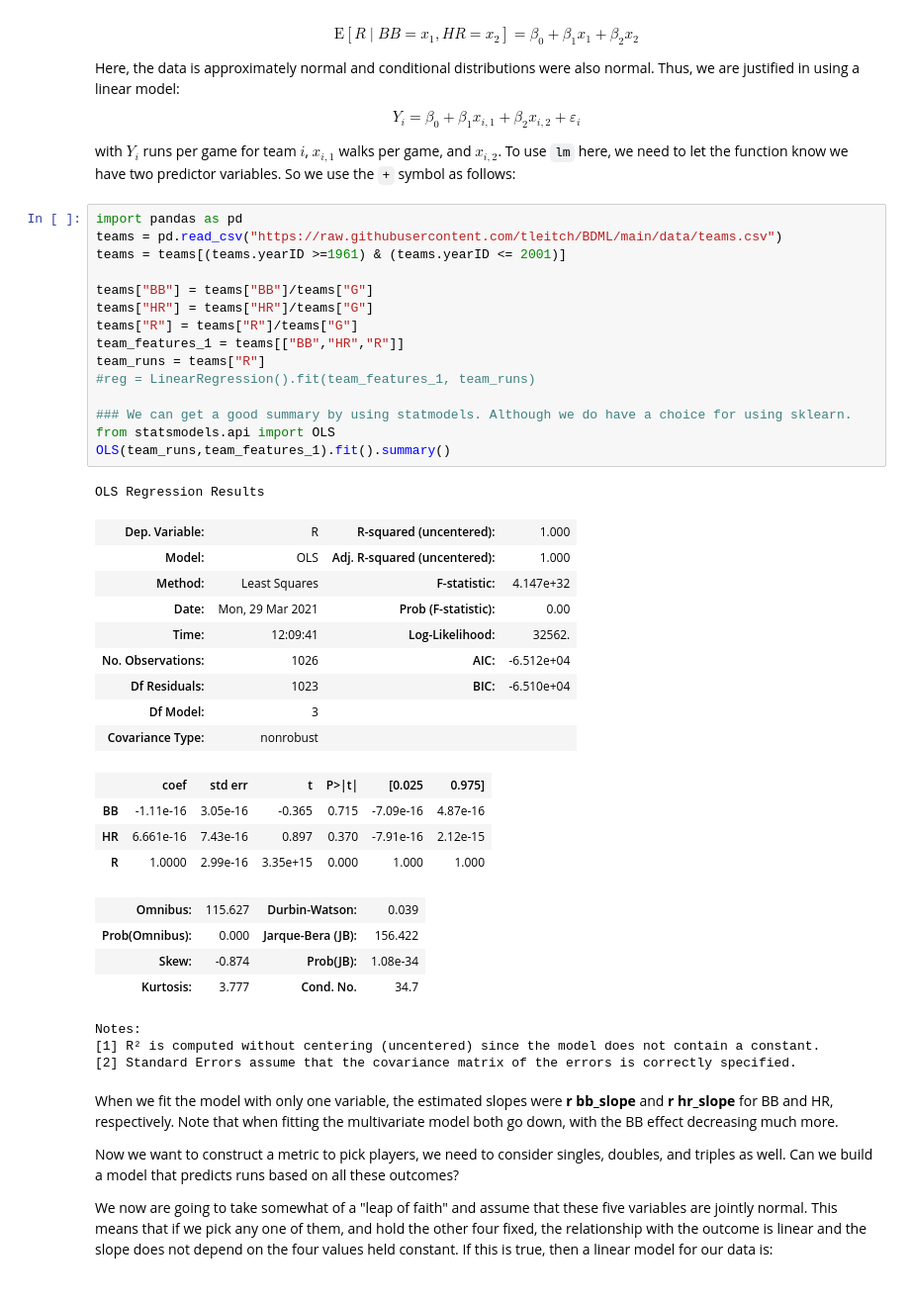
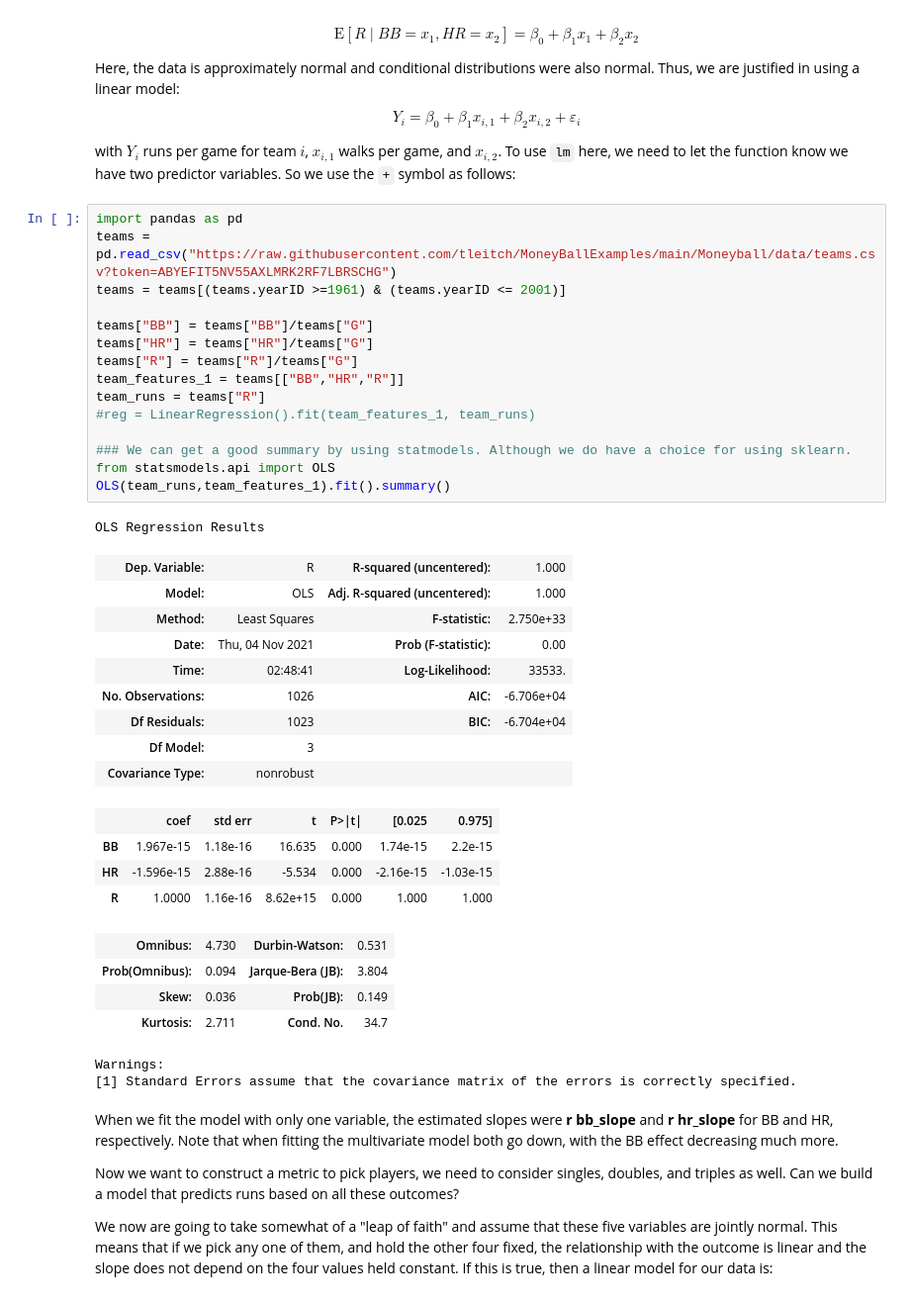
Before and after one commit to tleitch/MoneyBallExamples, a Jupyter notebook: deatiledMoneyball.ipynb, the cells around one changed output. Shown at 99% size. Cells and saved outputs as stored; diff of their text form.

```diff
--- a/deatiledMoneyball.ipynb
+++ b/deatiledMoneyball.ipynb
@@ -99,41 +102,40 @@ $$
 with $Y_i$ runs per game for team $i$, $x_{i,1}$ walks per game, and $x_{i,2}$. To use `lm` here, we need to let the function know we have two predictor variables. So we use the `+` symbol as follows:
 # %%
 import pandas as pd
-teams = pd.read_csv("https://raw.githubusercontent.com/tleitch/BDML/main/data/teams.csv")
+teams = pd.read_csv("https://raw.githubusercontent.com/tleitch/MoneyBallExamples/main/Moneyball/data/teams.csv?token=ABYEFIT5NV55AXLMRK2RF7LBRSCHG")
 teams = teams[(teams.yearID >=1961) & (teams.yearID <= 2001)]
 
 teams["BB"] = teams["BB"]/teams["G"]
 teams["HR"] = teams["HR"]/teams["G"]
 teams["R"] = teams["R"]/teams["G"]
 team_features_1 = teams[["BB","HR","R"]]
 team_runs = teams["R"]
 #reg = LinearRegression().fit(team_features_1, team_runs)
 
 ### We can get a good summary by using statmodels. Although we do have a choice for using sklearn.
 from statsmodels.api import OLS
 OLS(team_runs,team_features_1).fit().summary()
 # %% [output]
 OLS Regression Results
 | Dep. Variable: | R | R-squared (uncentered): | 1.000 |
 | Model: | OLS | Adj. R-squared (uncentered): | 1.000 |
-| Method: | Least Squares | F-statistic: | 4.147e+32 |
-| Date: | Mon, 29 Mar 2021 | Prob (F-statistic): | 0.00 |
-| Time: | 12:09:41 | Log-Likelihood: | 32562. |
-| No. Observations: | 1026 | AIC: | -6.512e+04 |
-| Df Residuals: | 1023 | BIC: | -6.510e+04 |
+| Method: | Least Squares | F-statistic: | 2.750e+33 |
+| Date: | Thu, 04 Nov 2021 | Prob (F-statistic): | 0.00 |
+| Time: | 02:48:41 | Log-Likelihood: | 33533. |
+| No. Observations: | 1026 | AIC: | -6.706e+04 |
+| Df Residuals: | 1023 | BIC: | -6.704e+04 |
 | Df Model: | 3 |  |  |
 | Covariance Type: | nonrobust |  |  |
 |  | coef | std err | t | P>|t| | [0.025 | 0.975] |
-| BB | -1.11e-16 | 3.05e-16 | -0.365 | 0.715 | -7.09e-16 | 4.87e-16 |
-| HR | 6.661e-16 | 7.43e-16 | 0.897 | 0.370 | -7.91e-16 | 2.12e-15 |
-| R | 1.0000 | 2.99e-16 | 3.35e+15 | 0.000 | 1.000 | 1.000 |
+| BB | 1.967e-15 | 1.18e-16 | 16.635 | 0.000 | 1.74e-15 | 2.2e-15 |
+| HR | -1.596e-15 | 2.88e-16 | -5.534 | 0.000 | -2.16e-15 | -1.03e-15 |
+| R | 1.0000 | 1.16e-16 | 8.62e+15 | 0.000 | 1.000 | 1.000 |
-| Omnibus: | 115.627 | Durbin-Watson: | 0.039 |
-| Prob(Omnibus): | 0.000 | Jarque-Bera (JB): | 156.422 |
-| Skew: | -0.874 | Prob(JB): | 1.08e-34 |
-| Kurtosis: | 3.777 | Cond. No. | 34.7 |
+| Omnibus: | 4.730 | Durbin-Watson: | 0.531 |
+| Prob(Omnibus): | 0.094 | Jarque-Bera (JB): | 3.804 |
+| Skew: | 0.036 | Prob(JB): | 0.149 |
+| Kurtosis: | 2.711 | Cond. No. | 34.7 |
-Notes:
-[1] R² is computed without centering (uncentered) since the model does not contain a constant.
-[2] Standard Errors assume that the covariance matrix of the errors is correctly specified.
+Warnings:
+[1] Standard Errors assume that the covariance matrix of the errors is correctly specified.
 # %% [markdown]
 When we fit the model with only one variable, the estimated slopes were **r bb_slope** and **r hr_slope** for BB and HR, respectively. Note that when fitting the multivariate model both go down, with the BB effect decreasing much more.
 
```
Also changed, not shown: parts of 8 cells of this notebook.
